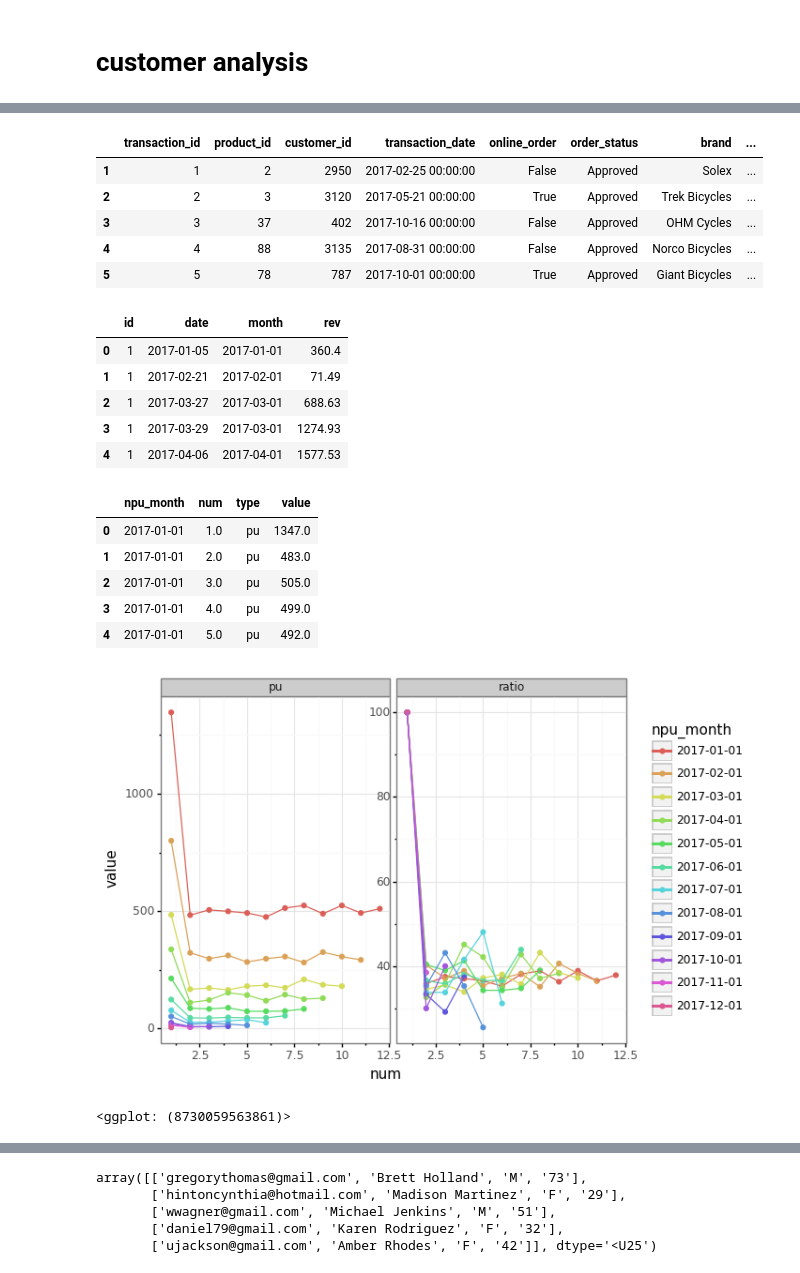
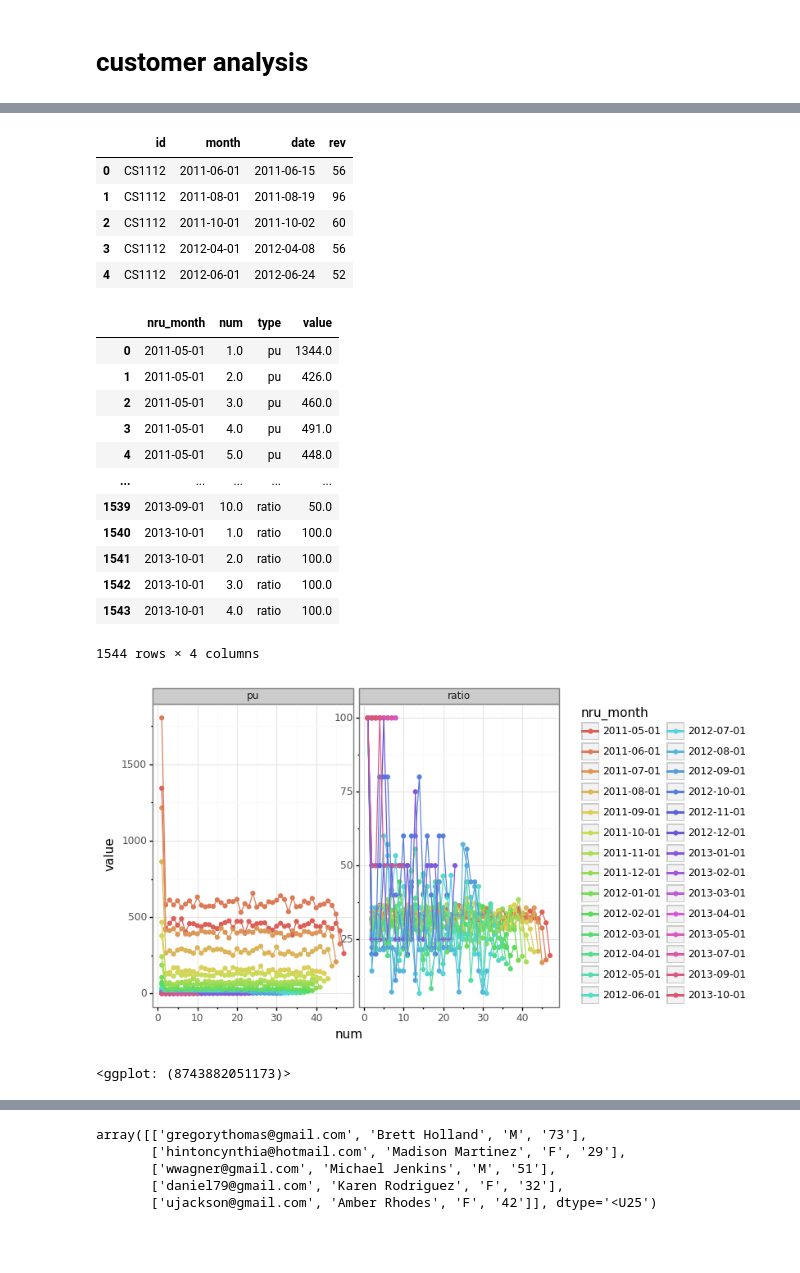
Before and after one commit to aworklab/everydayPython, a Jupyter notebook: ex_20220728.ipynb, the cells around one changed output, grey strips where cells are left out. Saved outputs shown, nothing was run; the diff lists cells and outputs as text; code cells hidden in the pictures; blank space fills up the shorter version.

```diff
--- a/ex_20220728.ipynb
+++ b/ex_20220728.ipynb
@@ -70,70 +49,64 @@ df.head()
 # %%
-df['date'] = df.transaction_date.to_numpy().astype('datetime64[D]')
+df['date'] = pd.to_datetime(df.trans_date)
 df['month'] = df['date'].to_numpy().astype('datetime64[M]')
+df = df[['customer_id','date','month','tran_amount']].rename(columns = {'customer_id':'id', 'tran_amount':'rev'})
+df = df.groupby(['id','month','date'])['rev'].sum().reset_index()
 df.head()
 # %% [output]
-|  | transaction_id | product_id | customer_id | transaction_date | online_order | order_status | brand | ... |
-| 1 | 1 | 2 | 2950 | 2017-02-25 00:00:00 | False | Approved | Solex | ... |
-| 2 | 2 | 3 | 3120 | 2017-05-21 00:00:00 | True | Approved | Trek Bicycles | ... |
-| 3 | 3 | 37 | 402 | 2017-10-16 00:00:00 | False | Approved | OHM Cycles | ... |
-| 4 | 4 | 88 | 3135 | 2017-08-31 00:00:00 | False | Approved | Norco Bicycles | ... |
-| 5 | 5 | 78 | 787 | 2017-10-01 00:00:00 | True | Approved | Giant Bicycles | ... |
+|  | id | month | date | rev |
+| 0 | CS1112 | 2011-06-01 | 2011-06-15 | 56 |
+| 1 | CS1112 | 2011-08-01 | 2011-08-19 | 96 |
+| 2 | CS1112 | 2011-10-01 | 2011-10-02 | 60 |
+| 3 | CS1112 | 2012-04-01 | 2012-04-08 | 56 |
+| 4 | CS1112 | 2012-06-01 | 2012-06-24 | 52 |
-# %%
-df = df[['customer_id', 'date', 'month', 'list_price']].rename(columns = {'customer_id':'id', 'list_price':'rev'})
-df = df.groupby(['id','date','month'])['rev'].sum().reset_index()
-df.head()
-# %% [output]
-|  | id | date | month | rev |
-| 0 | 1 | 2017-01-05 | 2017-01-01 | 360.4 |
-| 1 | 1 | 2017-02-21 | 2017-02-01 | 71.49 |
-| 2 | 1 | 2017-03-27 | 2017-03-01 | 688.63 |
-| 3 | 1 | 2017-03-29 | 2017-03-01 | 1274.93 |
-| 4 | 1 | 2017-04-06 | 2017-04-01 | 1577.53 |
 # %%
-list_pu = df.groupby(['id','month'])['rev'].sum().reset_index().sort_values(['id','month'],ascending = [1,1])
+list_pu = df.groupby(['id','month'])['rev'].sum().reset_index().sort_values(['id','month'], ascending = [1,0])
 list_npu = df.groupby(['id']).first().reset_index()
 list_mon = df['month'].sort_values().unique()
 # %%
 for mon in list_mon :
-
   temp_npu = list_npu[list_npu['month'] == mon]
   temp_pu = list_pu[list_pu['id'].isin(temp_npu['id'])]
   temp = temp_pu.groupby(['month'])['id'].count().reset_index().rename(columns = {'id':'pu'})
-  temp = temp.assign(npu_month = mon,
-                     num =  temp['month'].rank(),
+
+  temp = temp.assign(nru_month = str(mon)[:10],
+                     num = temp['month'].rank(),
                      ratio = lambda x : round(x['pu']/x['pu'].max()*100,2)
                      )
-  temp = temp.reindex(columns = ['npu_month', 'num', 'pu', 'ratio'])
+  temp = temp[['nru_month', 'num', 'pu', 'ratio']]
 
   if mon == list_mon[0] :
-
     res = temp
-
   else :
-
     res = pd.concat([res, temp], axis = 0)
 
-res['npu_month']= res['npu_month'].astype(str)
-res = pd.melt(res, id_vars = ['npu_month', 'num'], var_name = 'type', value_name='value')
-res.head()
+res = pd.melt(res, id_vars = ['nru_month', 'num'], var_name = 'type', value_name = 'value')
+res
 # %% [output]
-|  | npu_month | num | type | value |
-| 0 | 2017-01-01 | 1.0 | pu | 1347.0 |
-| 1 | 2017-01-01 | 2.0 | pu | 483.0 |
-| 2 | 2017-01-01 | 3.0 | pu | 505.0 |
-| 3 | 2017-01-01 | 4.0 | pu | 499.0 |
-| 4 | 2017-01-01 | 5.0 | pu | 492.0 |
+|  | nru_month | num | type | value |
+| 0 | 2011-05-01 | 1.0 | pu | 1344.0 |
+| 1 | 2011-05-01 | 2.0 | pu | 426.0 |
+| 2 | 2011-05-01 | 3.0 | pu | 460.0 |
+| 3 | 2011-05-01 | 4.0 | pu | 491.0 |
+| 4 | 2011-05-01 | 5.0 | pu | 448.0 |
+| ... | ... | ... | ... | ... |
+| 1539 | 2013-09-01 | 10.0 | ratio | 50.0 |
+| 1540 | 2013-10-01 | 1.0 | ratio | 100.0 |
+| 1541 | 2013-10-01 | 2.0 | ratio | 100.0 |
+| 1542 | 2013-10-01 | 3.0 | ratio | 100.0 |
+| 1543 | 2013-10-01 | 4.0 | ratio | 100.0 |
+1544 rows × 4 columns
 # %%
 (
-    ggplot(res, aes('num', 'value', color = 'npu_month')) +
+    ggplot(res, aes('num', 'value', color = 'nru_month', group = 'nru_month')) +
     gg.geom_point() +
     gg.geom_line() +
     gg.facet_wrap('~type', scales = 'free_y') +
     gg.theme_bw()
 )
 # %% [output]
-[figure, old version]
+[figure, new version]
-<ggplot: (8730059563861)>
+<ggplot: (8743882051173)>
 # %%
 info_m = df.groupby(['id', 'month'])['rev'].sum().reset_index().rename(columns = {'rev':'money'})
 info_m = pd.pivot_table(info_m, index = 'id', columns = 'month', values = 'money').reset_index()
```
Also changed, not shown: parts of 20 cells of this notebook.
